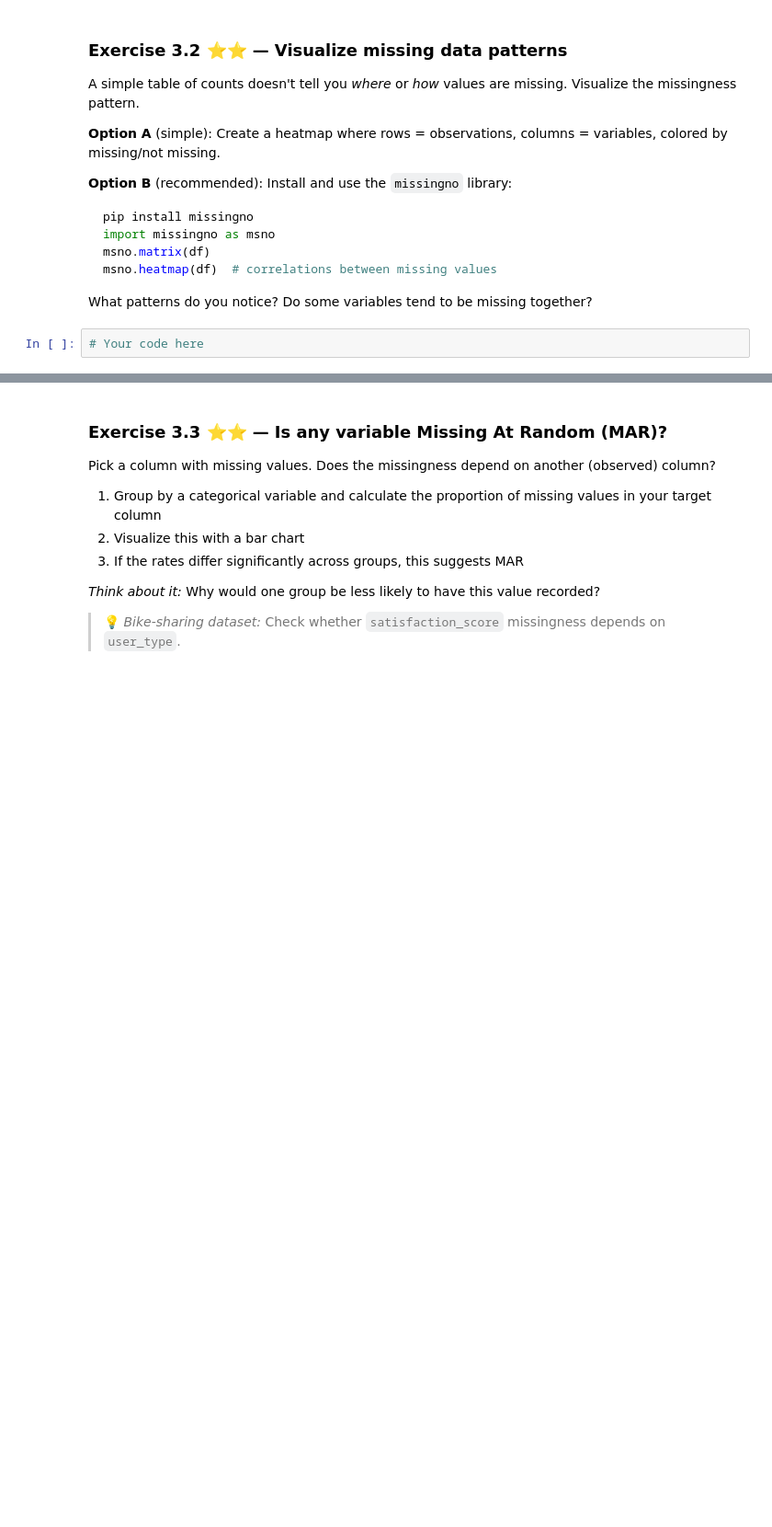
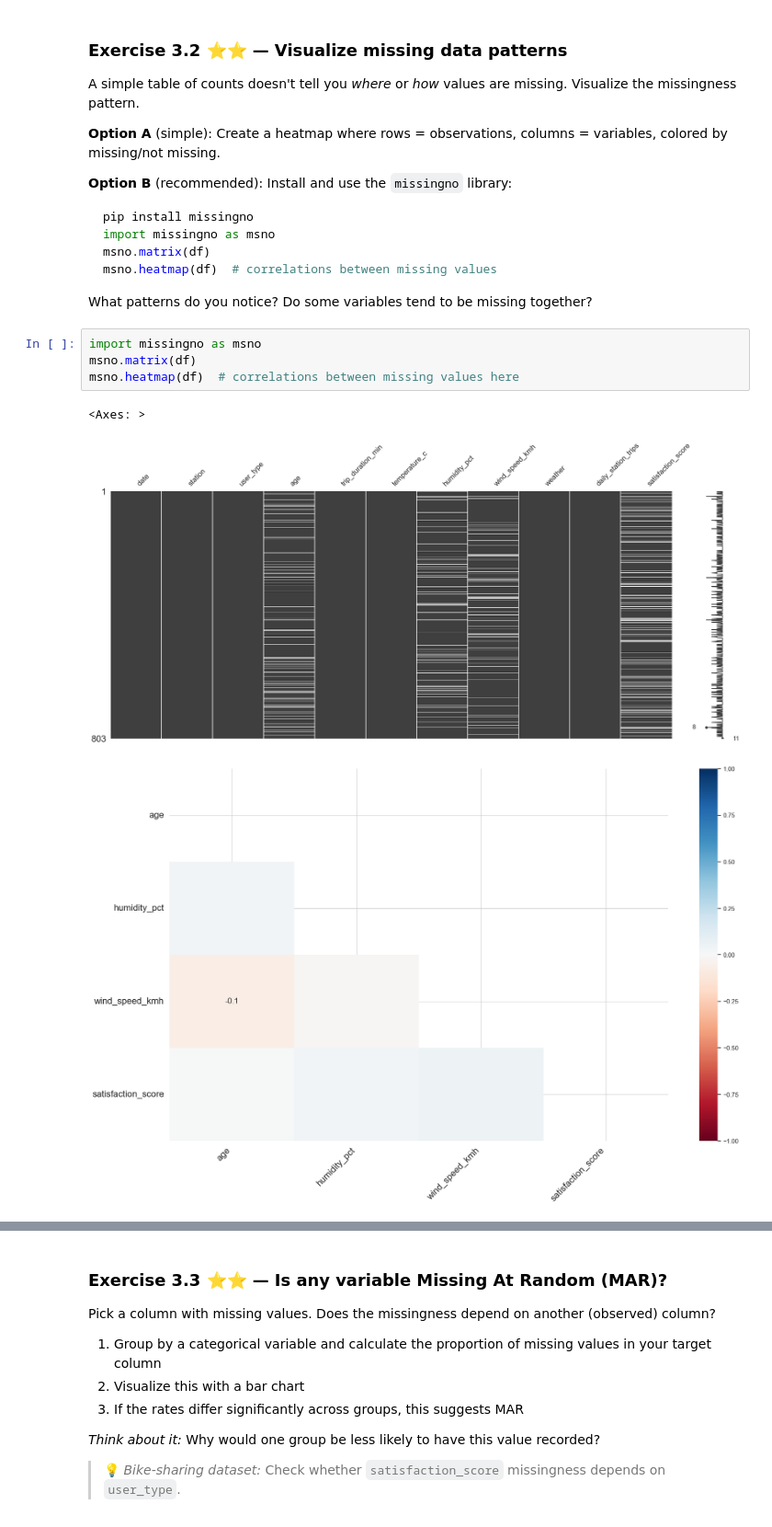
Before and after one commit to albinaronsson1/Workshop-EDA, a Jupyter notebook: eda_workshop.ipynb, the cells around one changed output, grey strips where cells are left out. Shown at 92% size. Drawn from its saved outputs; the diff is of its cells as text; blank space fills up the shorter version.

````diff
--- a/eda_workshop.ipynb
+++ b/eda_workshop.ipynb
@@ -357,5 +493,11 @@ msno.heatmap(df)  # correlations between missing values
 ```
 
 What patterns do you notice? Do some variables tend to be missing together?
-# %%
-# Your code here
+# %%
+import missingno as msno
+msno.matrix(df)
+msno.heatmap(df)  # correlations between missing values here
+# %% [output]
+<Axes: >
+[figure, added]
+[figure, added]
````
Also changed, not shown: parts of 30 cells of this notebook.
